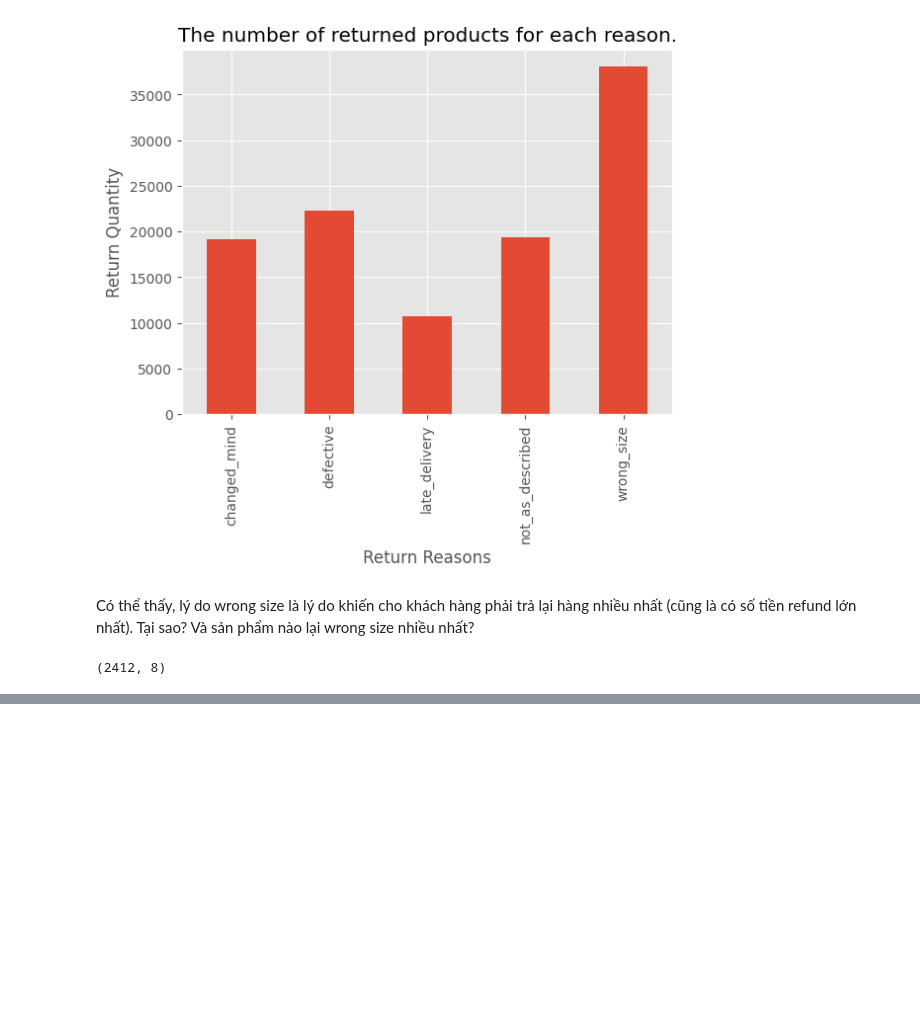
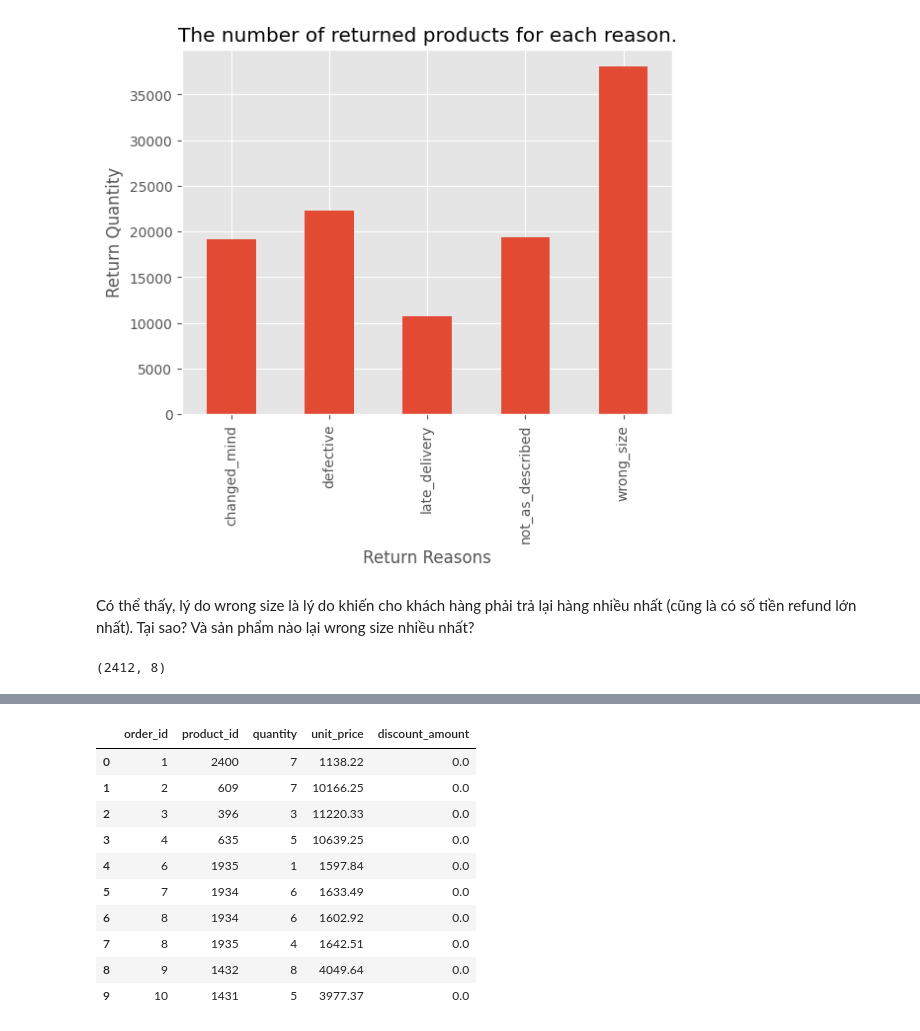
Before and after one commit to nqt-2/Datathon_Vin, a Jupyter notebook: notebook/Thai_EDA.ipynb, the cells around one changed output, grey strips where cells are left out. Saved outputs shown, nothing was run; the diff lists cells and outputs as text; code cells hidden in the pictures; blank space fills up the shorter version.

```diff
--- a/notebook/Thai_EDA.ipynb
+++ b/notebook/Thai_EDA.ipynb
@@ -66,0 +87,14 @@ products_returns.shape
+# %%
+order_items.head(10).dropna(axis=1)
+# %% [output]
+|  | order_id | product_id | quantity | unit_price | discount_amount |
+| 0 | 1 | 2400 | 7 | 1138.22 | 0.0 |
+| 1 | 2 | 609 | 7 | 10166.25 | 0.0 |
+| 2 | 3 | 396 | 3 | 11220.33 | 0.0 |
+| 3 | 4 | 635 | 5 | 10639.25 | 0.0 |
+| 4 | 6 | 1935 | 1 | 1597.84 | 0.0 |
+| 5 | 7 | 1934 | 6 | 1633.49 | 0.0 |
+| 6 | 8 | 1934 | 6 | 1602.92 | 0.0 |
+| 7 | 8 | 1935 | 4 | 1642.51 | 0.0 |
+| 8 | 9 | 1432 | 8 | 4049.64 | 0.0 |
+| 9 | 10 | 1431 | 5 | 3977.37 | 0.0 |
```
Also changed, not shown: parts of 2 cells of this notebook.
